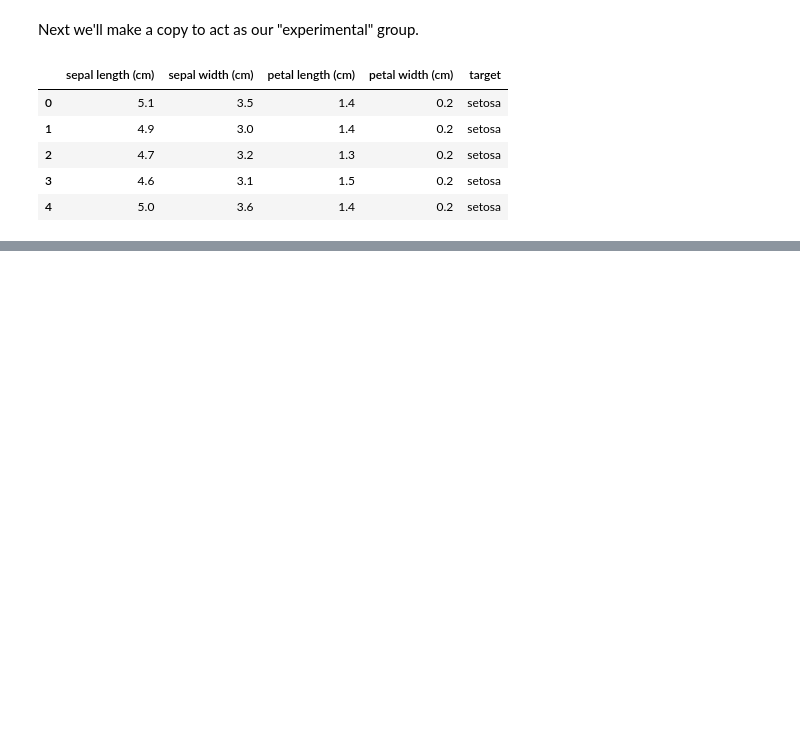
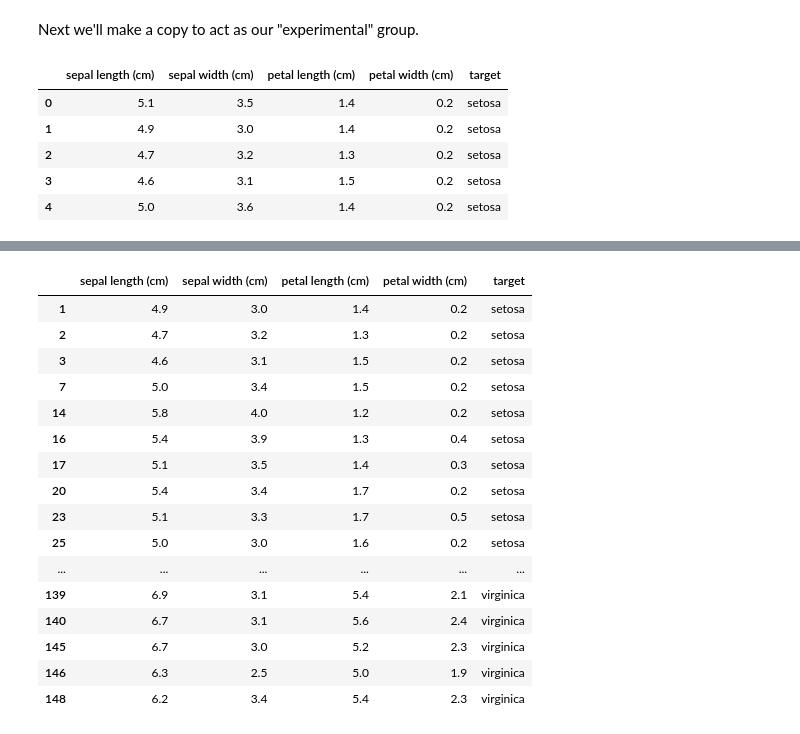
Before and after one commit to bmauss/KNN_Imputation_Evaluation, a Jupyter notebook: KNN Imputation- Iris.ipynb, the cells around one changed output, grey strips where cells are left out. Drawn from its saved outputs; the diff is of its cells as text; code cells hidden in the pictures; blank space fills up the shorter version.

Commit message:
created test set and answer key

```diff
--- a/KNN Imputation- Iris.ipynb
+++ b/KNN Imputation- Iris.ipynb
@@ -40,0 +89,25 @@ iris_exp.head()
+# %%
+# Creating list of indices
+null_idx = list(nan_rows.index)
+
+# Creating Answer Key to compare future results against
+answer_key = iris_ctrl.iloc[null_idx]
+answer_key
+# %% [output]
+|  | sepal length (cm) | sepal width (cm) | petal length (cm) | petal width (cm) | target |
+| 1 | 4.9 | 3.0 | 1.4 | 0.2 | setosa |
+| 2 | 4.7 | 3.2 | 1.3 | 0.2 | setosa |
+| 3 | 4.6 | 3.1 | 1.5 | 0.2 | setosa |
+| 7 | 5.0 | 3.4 | 1.5 | 0.2 | setosa |
+| 14 | 5.8 | 4.0 | 1.2 | 0.2 | setosa |
+| 16 | 5.4 | 3.9 | 1.3 | 0.4 | setosa |
+| 17 | 5.1 | 3.5 | 1.4 | 0.3 | setosa |
+| 20 | 5.4 | 3.4 | 1.7 | 0.2 | setosa |
+| 23 | 5.1 | 3.3 | 1.7 | 0.5 | setosa |
+| 25 | 5.0 | 3.0 | 1.6 | 0.2 | setosa |
+| ... | ... | ... | ... | ... | ... |
+| 139 | 6.9 | 3.1 | 5.4 | 2.1 | virginica |
+| 140 | 6.7 | 3.1 | 5.6 | 2.4 | virginica |
+| 145 | 6.7 | 3.0 | 5.2 | 2.3 | virginica |
+| 146 | 6.3 | 2.5 | 5.0 | 1.9 | virginica |
+| 148 | 6.2 | 3.4 | 5.4 | 2.3 | virginica |
```
Also changed, not shown: parts of 4 cells of this notebook.
